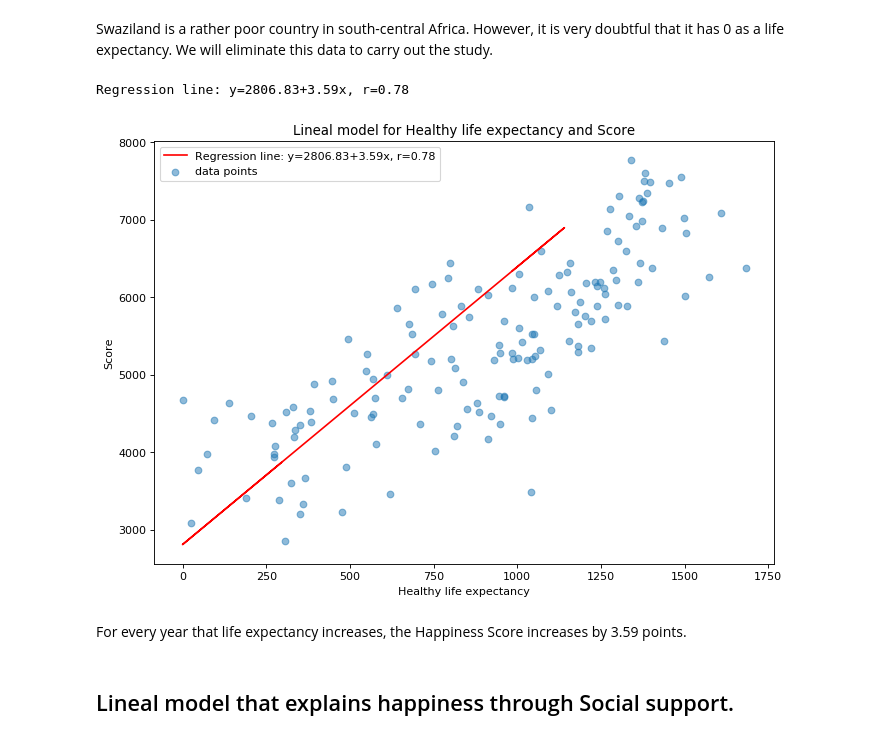
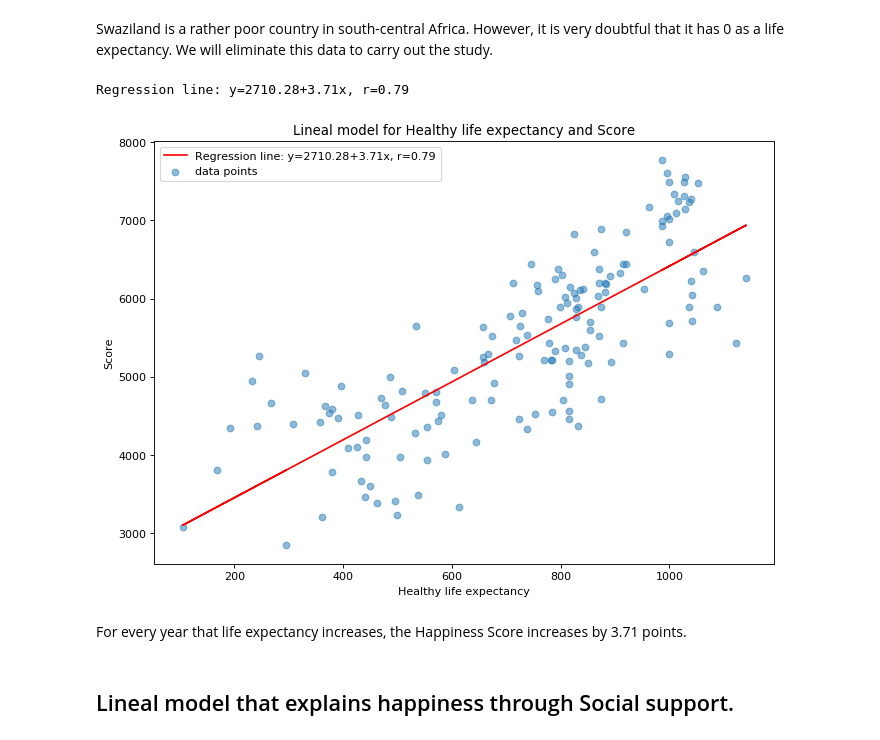
Before and after one commit to caroperez/Statistical_studies, a Jupyter notebook: Happiness.ipynb, the cells around one changed output. Drawn from its saved outputs; the diff is of its cells as text; code cells hidden in the pictures.

```diff
--- a/Happiness.ipynb
+++ b/Happiness.ipynb
@@ -358,34 +358,34 @@ Swaziland is a rather poor country in south-central Africa. However, it is very
 # %%
 # drop Swaziland
 df3_clean = df3.drop([134]).copy()
 
 # data
-y = df3['Score'] # possible dependent variable
-x = df3['Healthy life expectancy'] # possible independent variable
+y = df3_clean['Score'] # possible dependent variable
+x = df3_clean['Healthy life expectancy'] # possible independent variable
 
 # I create the model with the above data
 slope, intercept, r, p, stderr = stats.linregress(x, y)
 
 # show the results
 line = f'Regression line: y={intercept:.2f}+{slope:.2f}x, r={r:.2f}'
 print(line)
 
 # plot
 plt.figure(figsize= (10, 7), dpi= 80) # size plot
-plt.scatter(x_axis, y_axis, alpha=0.5, label = 'data points') # assignment of the variables to the axes
+plt.scatter(x, y, alpha=0.5, label = 'data points') # assignment of the variables to the axes
 plt.plot(x, intercept + slope * x, label = line, color = 'red')
 
 # axes legend and tittle
 plt.title('Lineal model for Healthy life expectancy and Score')
 plt.xlabel('Healthy life expectancy')
 plt.ylabel('Score')
 plt.legend(facecolor='white')
 plt.show()
 # %% [output]
-Regression line: y=2806.83+3.59x, r=0.78
+Regression line: y=2710.28+3.71x, r=0.79
-[figure, old version]
+[figure, new version]
 # %% [markdown]
-For every year that life expectancy increases, the Happiness Score increases by 3.59 points.
+For every year that life expectancy increases, the Happiness Score increases by 3.71 points.
 # %% [markdown]
 ## Lineal model that explains happiness through Social support.
 # %% [markdown]
```
Also changed, not shown: parts of 7 cells of this notebook.
